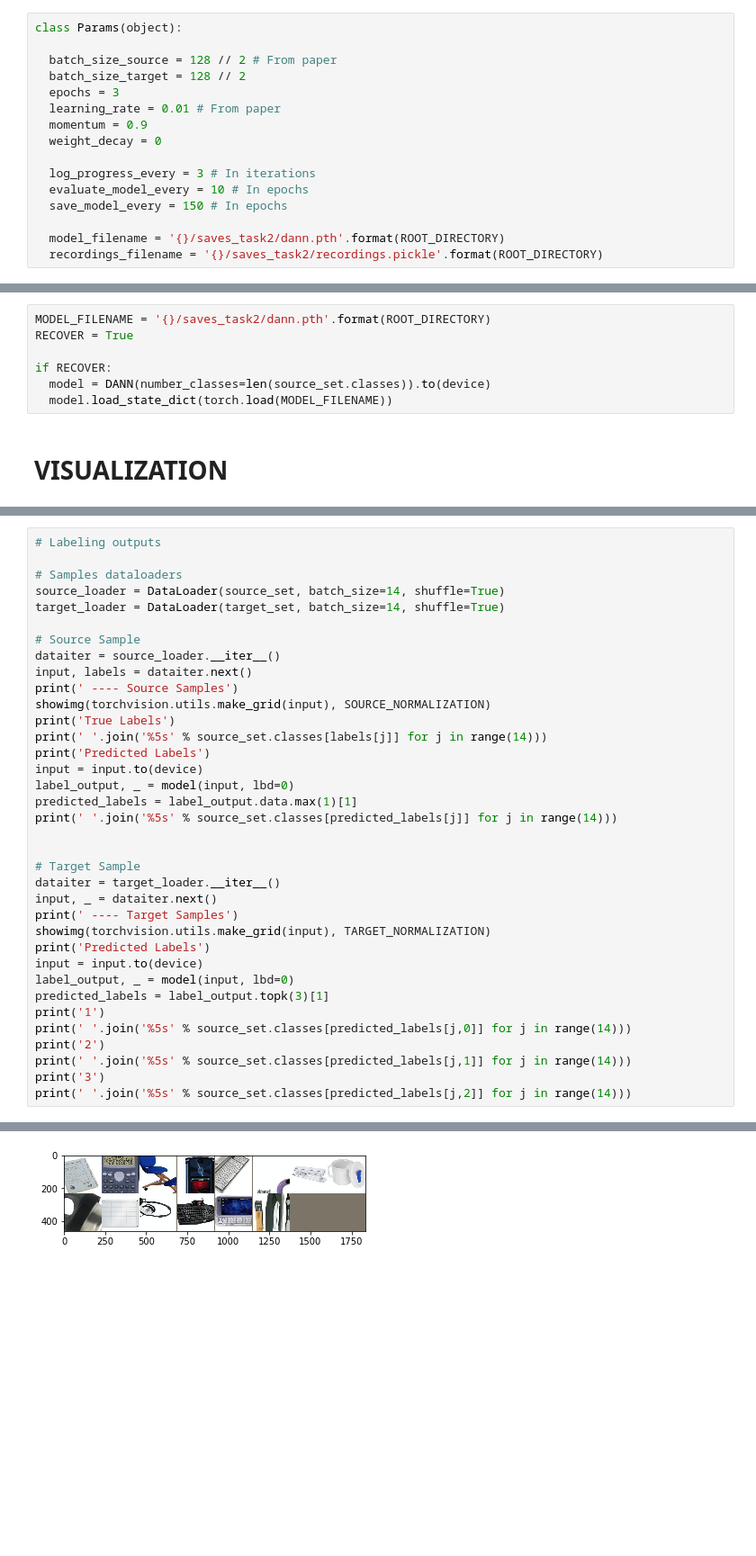
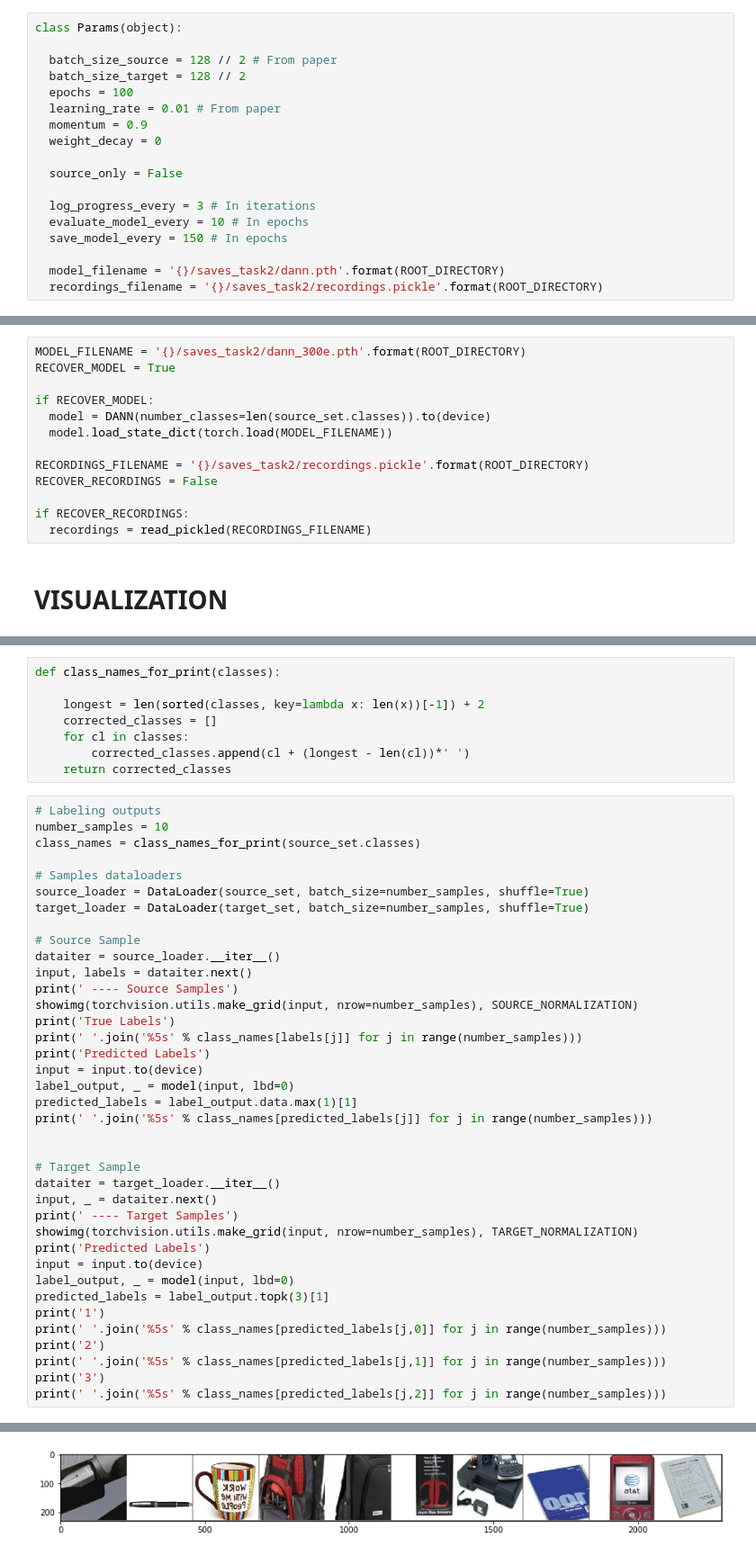
Before and after one commit to pierresegonne/ELEC5307_Project2, a Jupyter notebook: Task2.ipynb, the cells around one changed output, grey strips where cells are left out. Shown at 90% size. Cells and saved outputs as stored; diff of their text form; blank space fills up the shorter version.

```diff
--- a/Task2.ipynb
+++ b/Task2.ipynb
@@ -533,10 +536,12 @@ class Params(object):
 
   batch_size_source = 128 // 2 # From paper
   batch_size_target = 128 // 2
-  epochs = 3
+  epochs = 100
   learning_rate = 0.01 # From paper
   momentum = 0.9
   weight_decay = 0
+
+  source_only = False
 
   log_progress_every = 3 # In iterations
   evaluate_model_every = 10 # In epochs
@@ -585,10 +590,16 @@ Overall loss : 2.7071
 # %%
-MODEL_FILENAME = '{}/saves_task2/dann.pth'.format(ROOT_DIRECTORY)
-RECOVER = True
+MODEL_FILENAME = '{}/saves_task2/dann_300e.pth'.format(ROOT_DIRECTORY)
+RECOVER_MODEL = True
 
-if RECOVER:
+if RECOVER_MODEL:
   model = DANN(number_classes=len(source_set.classes)).to(device)
   model.load_state_dict(torch.load(MODEL_FILENAME))
+
+RECORDINGS_FILENAME = '{}/saves_task2/recordings.pickle'.format(ROOT_DIRECTORY)
+RECOVER_RECORDINGS = False
+
+if RECOVER_RECORDINGS:
+  recordings = read_pickled(RECORDINGS_FILENAME)
 # %% [markdown]
 # VISUALIZATION
 # %%
@@ -600,40 +611,50 @@ recordings.display()
+# %%
+def class_names_for_print(classes):
+
+    longest = len(sorted(classes, key=lambda x: len(x))[-1]) + 2
+    corrected_classes = []
+    for cl in classes:
+        corrected_classes.append(cl + (longest - len(cl))*' ')
+    return corrected_classes
 # %%
 # Labeling outputs
+number_samples = 10
+class_names = class_names_for_print(source_set.classes)
 
 # Samples dataloaders
-source_loader = DataLoader(source_set, batch_size=14, shuffle=True)
-target_loader = DataLoader(target_set, batch_size=14, shuffle=True)
+source_loader = DataLoader(source_set, batch_size=number_samples, shuffle=True)
+target_loader = DataLoader(target_set, batch_size=number_samples, shuffle=True)
 
 # Source Sample
 dataiter = source_loader.__iter__()
 input, labels = dataiter.next()
 print(' ---- Source Samples')
-showimg(torchvision.utils.make_grid(input), SOURCE_NORMALIZATION)
+showimg(torchvision.utils.make_grid(input, nrow=number_samples), SOURCE_NORMALIZATION)
 print('True Labels')
-print(' '.join('%5s' % source_set.classes[labels[j]] for j in range(14)))
+print(' '.join('%5s' % class_names[labels[j]] for j in range(number_samples)))
 print('Predicted Labels')
 input = input.to(device)
 label_output, _ = model(input, lbd=0)
 predicted_labels = label_output.data.max(1)[1]
-print(' '.join('%5s' % source_set.classes[predicted_labels[j]] for j in range(14)))
+print(' '.join('%5s' % class_names[predicted_labels[j]] for j in range(number_samples)))
 
 
 # Target Sample
 dataiter = target_loader.__iter__()
 input, _ = dataiter.next()
 print(' ---- Target Samples')
-showimg(torchvision.utils.make_grid(input), TARGET_NORMALIZATION)
+showimg(torchvision.utils.make_grid(input, nrow=number_samples), TARGET_NORMALIZATION)
 print('Predicted Labels')
 input = input.to(device)
 label_output, _ = model(input, lbd=0)
 predicted_labels = label_output.topk(3)[1]
 print('1')
-print(' '.join('%5s' % source_set.classes[predicted_labels[j,0]] for j in range(14)))
+print(' '.join('%5s' % class_names[predicted_labels[j,0]] for j in range(number_samples)))
 print('2')
-print(' '.join('%5s' % source_set.classes[predicted_labels[j,1]] for j in range(14)))
+print(' '.join('%5s' % class_names[predicted_labels[j,1]] for j in range(number_samples)))
 print('3')
-print(' '.join('%5s' % source_set.classes[predicted_labels[j,2]] for j in range(14)))
+print(' '.join('%5s' % class_names[predicted_labels[j,2]] for j in range(number_samples)))
 # %% [output]
  ---- Source Samples
-[figure, old version]
+[figure, new version]
 True Labels
```
Also changed, not shown: parts of 15 cells of this notebook.
